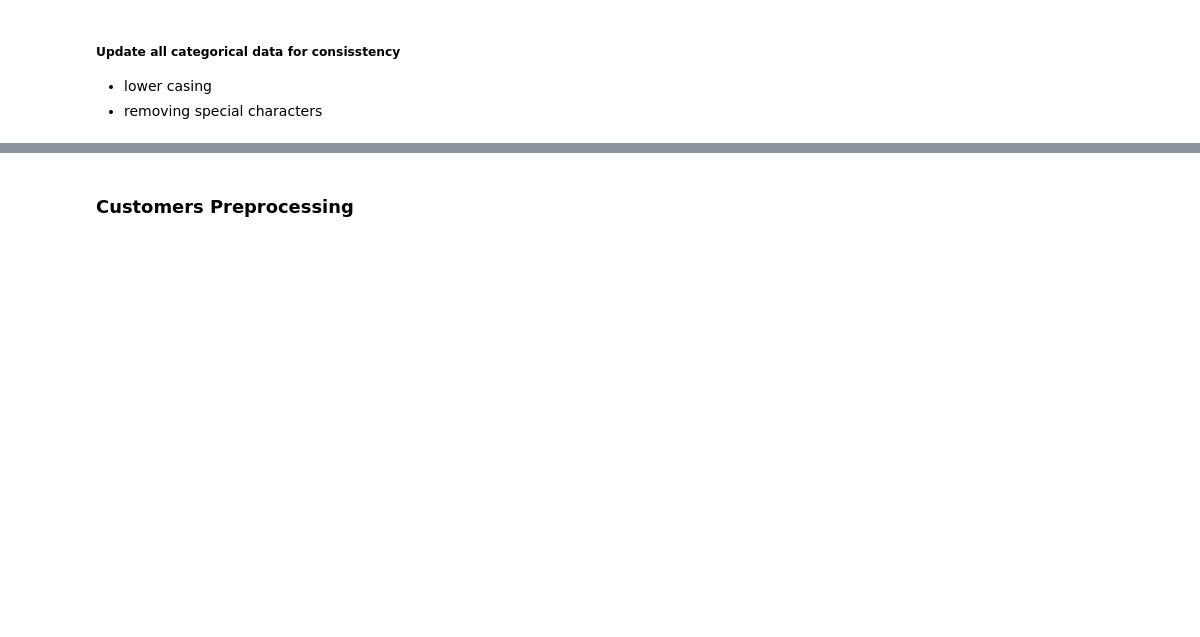
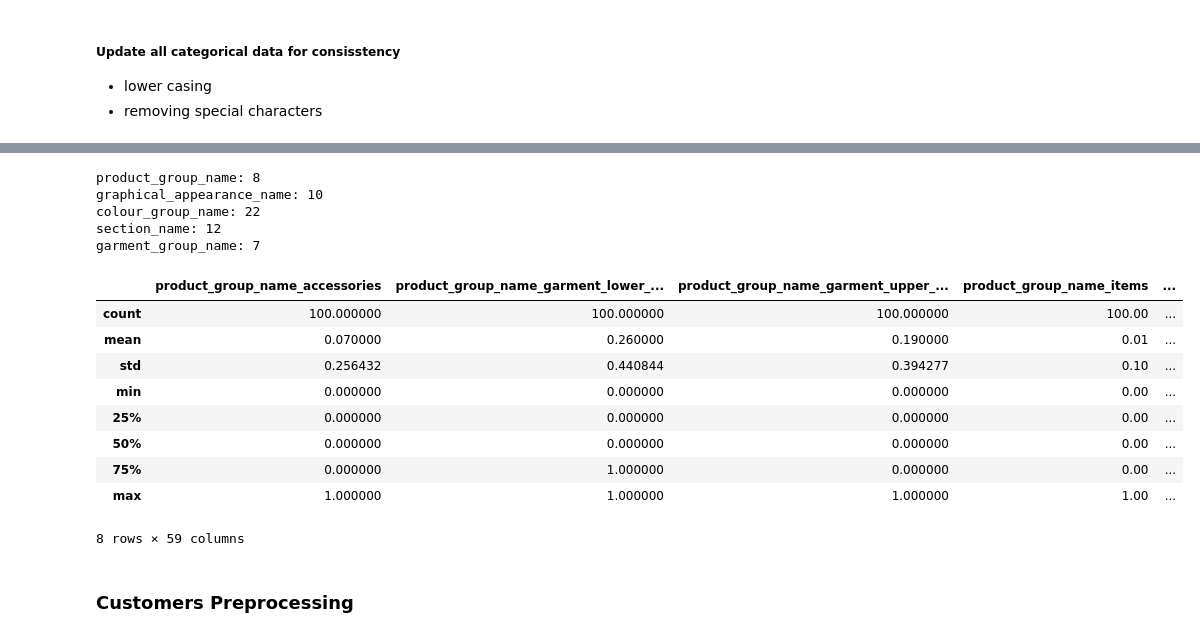
Before and after one commit to emmanuel-ashaye/cs-5304-final-project-fashion-forward, a Jupyter notebook: p1.ipynb, the cells around one changed output, grey strips where cells are left out. Saved outputs shown, nothing was run; the diff lists cells and outputs as text; code cells hidden in the pictures; blank space fills up the shorter version.

```diff
--- a/p1.ipynb
+++ b/p1.ipynb
@@ -571,3 +529,44 @@ articles_df.to_csv('./data/transformed_articles_df.csv', index=False)
+# %%
+trimmed_article_df = articles_df.loc[:, ~articles_df.columns.isin(['prod_name', 'department_name', 'product_type_name', 'index_name'])].head(100)
+# %%
+for x in trimmed_article_df.select_dtypes(include=['object']).columns:
+    print(f"{x}: {len(trimmed_article_df[x].unique())}")
+# %% [output]
+product_group_name: 8
+graphical_appearance_name: 10
+colour_group_name: 22
+section_name: 12
+garment_group_name: 7
+# %%
+articles_map_df = trimmed_article_df.copy()
+
+article_transformer = ColumnTransformer(
+    transformers = [
+        (
+            'encode_categorical',
+            OneHotEncoder(),
+            ["product_group_name", "graphical_appearance_name", 'colour_group_name', 'section_name', 'garment_group_name']
+        )
+    ],
+    sparse_threshold=0,
+    verbose_feature_names_out=False
+).fit(articles_map_df)
+
+transformed_articles_df = pd.DataFrame(article_transformer.transform(articles_map_df), columns=article_transformer.get_feature_names_out())
+display(transformed_articles_df.describe())
+transformed_articles_df
+transformed_articles_df.to_csv('./data/transformed_articles_df.csv', index=False)
+# %% [output]
+|  | product_group_name_accessories | product_group_name_garment_lower_... | product_group_name_garment_upper_... | product_group_name_items | ... |
+| count | 100.000000 | 100.000000 | 100.000000 | 100.00 | ... |
+| mean | 0.070000 | 0.260000 | 0.190000 | 0.01 | ... |
+| std | 0.256432 | 0.440844 | 0.394277 | 0.10 | ... |
+| min | 0.000000 | 0.000000 | 0.000000 | 0.00 | ... |
+| 25% | 0.000000 | 0.000000 | 0.000000 | 0.00 | ... |
+| 50% | 0.000000 | 0.000000 | 0.000000 | 0.00 | ... |
+| 75% | 0.000000 | 1.000000 | 0.000000 | 0.00 | ... |
+| max | 1.000000 | 1.000000 | 1.000000 | 1.00 | ... |
+8 rows × 59 columns
 # %% [markdown]
 ### Customers Preprocessing
 # %%
```
Also changed, not shown: parts of 7 cells of this notebook.
